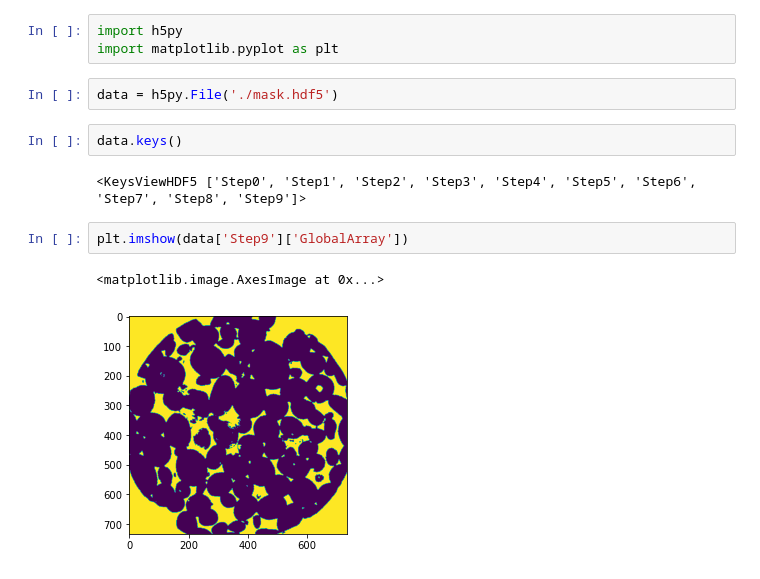
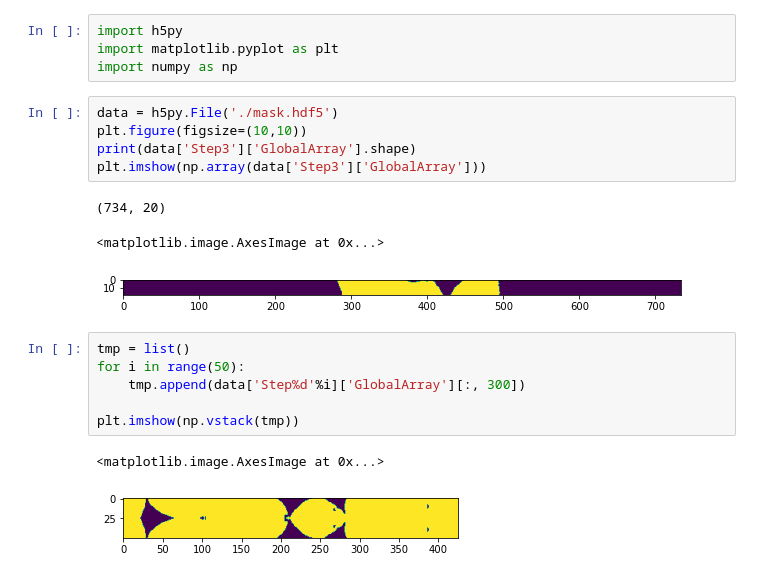
Before and after one commit to CFD-GO/TCLB_tools, a Jupyter notebook: ADIOS2/ReadHDF5.ipynb, the cells around one changed output. Cells and saved outputs as stored; diff of their text form.

```diff
--- a/ADIOS2/ReadHDF5.ipynb
+++ b/ADIOS2/ReadHDF5.ipynb
@@ -1,14 +1,22 @@
 # %%
 import h5py
 import matplotlib.pyplot as plt
+import numpy as np
-# %%
-data = h5py.File('./mask.hdf5')
-# %%
-data.keys()
-# %% [output]
-<KeysViewHDF5 ['Step0', 'Step1', 'Step2', 'Step3', 'Step4', 'Step5', 'Step6', 'Step7', 'Step8', 'Step9']>
-# %%
-plt.imshow(data['Step9']['GlobalArray'])
-# %% [output]
-<matplotlib.image.AxesImage at 0x...>
-[figure, removed]
+# %%
+data = h5py.File('./mask.hdf5')
+plt.figure(figsize=(10,10))
+print(data['Step3']['GlobalArray'].shape)
+plt.imshow(np.array(data['Step3']['GlobalArray']))
+# %% [output]
+(734, 20)
+<matplotlib.image.AxesImage at 0x...>
+[figure, added]
+# %%
+tmp = list()
+for i in range(50):
+    tmp.append(data['Step%d'%i]['GlobalArray'][:, 300])
+
+plt.imshow(np.vstack(tmp))
+# %% [output]
+<matplotlib.image.AxesImage at 0x...>
+[figure, added]
```
Also changed, not shown: parts of 1 cell of this notebook, 1 other file.
